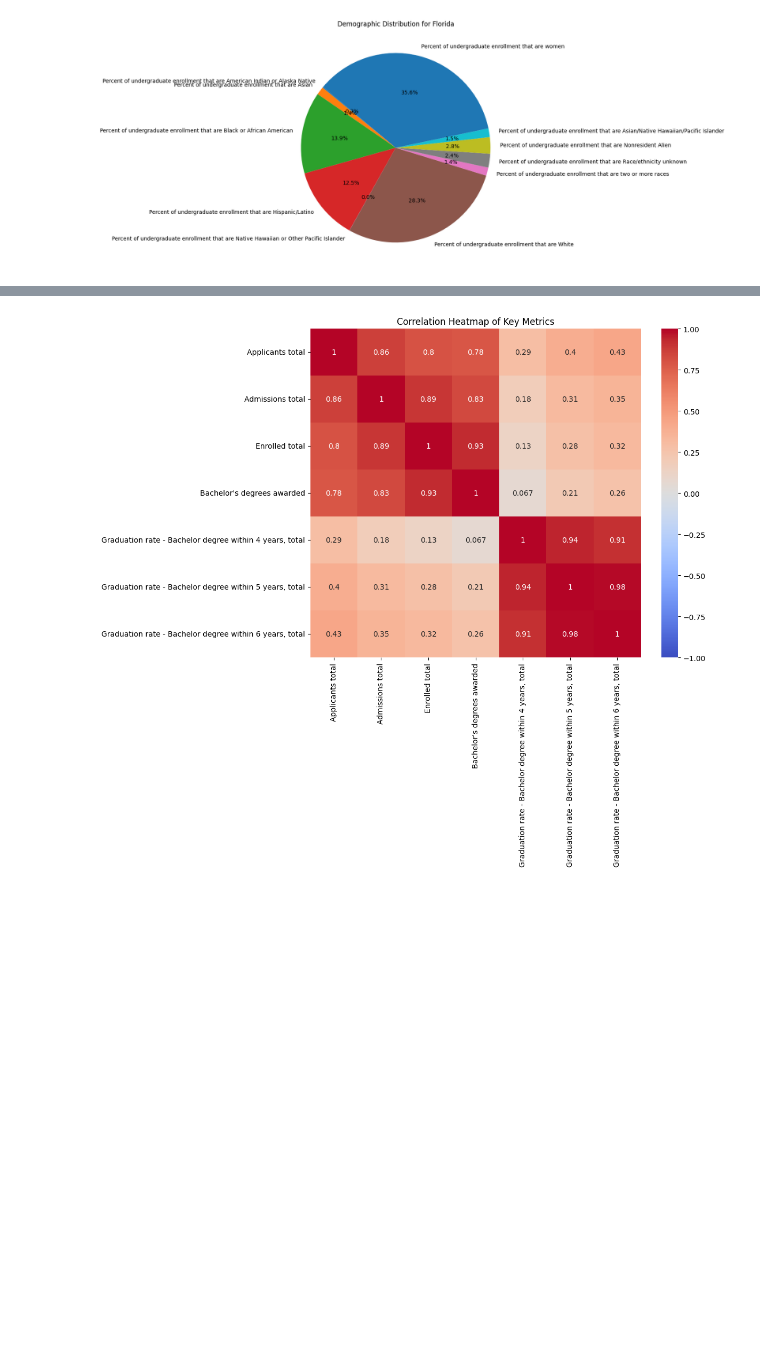
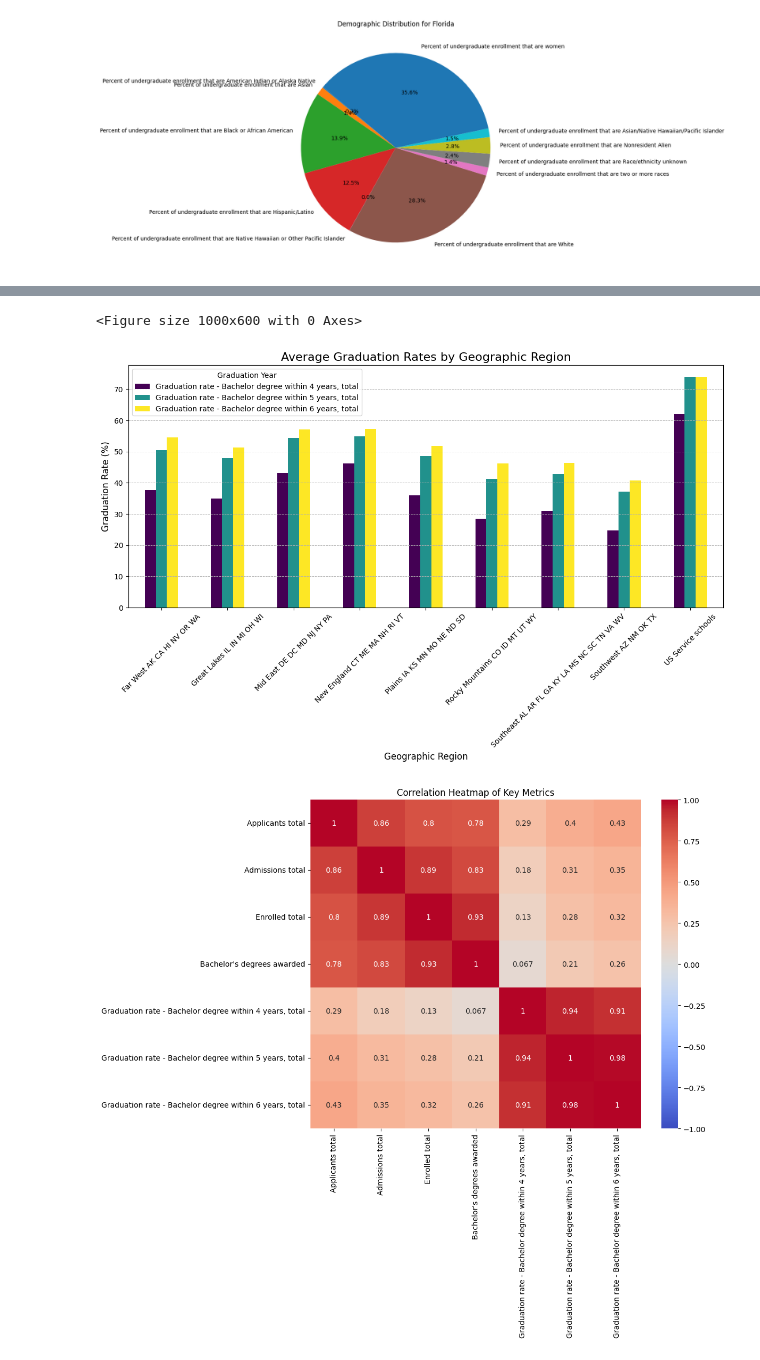
Before and after one commit to SD347053795/DI_Final_Project, a Jupyter notebook: DI_FinalProject.ipynb, the cells around one changed output, grey strips where cells are left out. Saved outputs shown, nothing was run; the diff lists cells and outputs as text; code cells hidden in the pictures; blank space fills up the shorter version.

```diff
--- a/DI_FinalProject.ipynb
+++ b/DI_FinalProject.ipynb
@@ -351,3 +379,31 @@ School not found. Please check your spelling and make sure the school name is co
+# %%
+#Region is Effected by Graduation
+region_grouped = df.groupby('Geographic region').agg({
+    'Graduation rate - Bachelor degree within 4 years, total': 'mean',
+    'Graduation rate - Bachelor degree within 5 years, total': 'mean',
+    'Graduation rate - Bachelor degree within 6 years, total': 'mean'
+}).reset_index()
+
+plt.figure(figsize=(10, 6))
+region_grouped.plot(
+    x='Geographic region',
+    kind='bar',
+    stacked=False,
+    figsize=(12, 8),
+    colormap='viridis'
+)
+
+plt.title('Average Graduation Rates by Geographic Region', fontsize=16)
+plt.xlabel('Geographic Region', fontsize=12)
+plt.ylabel('Graduation Rate (%)', fontsize=12)
+plt.xticks(rotation=45)
+plt.legend(title='Graduation Year', fontsize=10)
+plt.grid(True, which='both', axis='y', linestyle='--', linewidth=0.7)
+plt.tight_layout()
+plt.show()
+# %% [output]
+<Figure size 1000x600 with 0 Axes>
+[figure, added]
 # %%
 # Heatmap
 corr = df_filtered[['Applicants total', 'Admissions total', 'Enrolled total',
```
Also changed, not shown: parts of 11 cells of this notebook, 2 other files.
